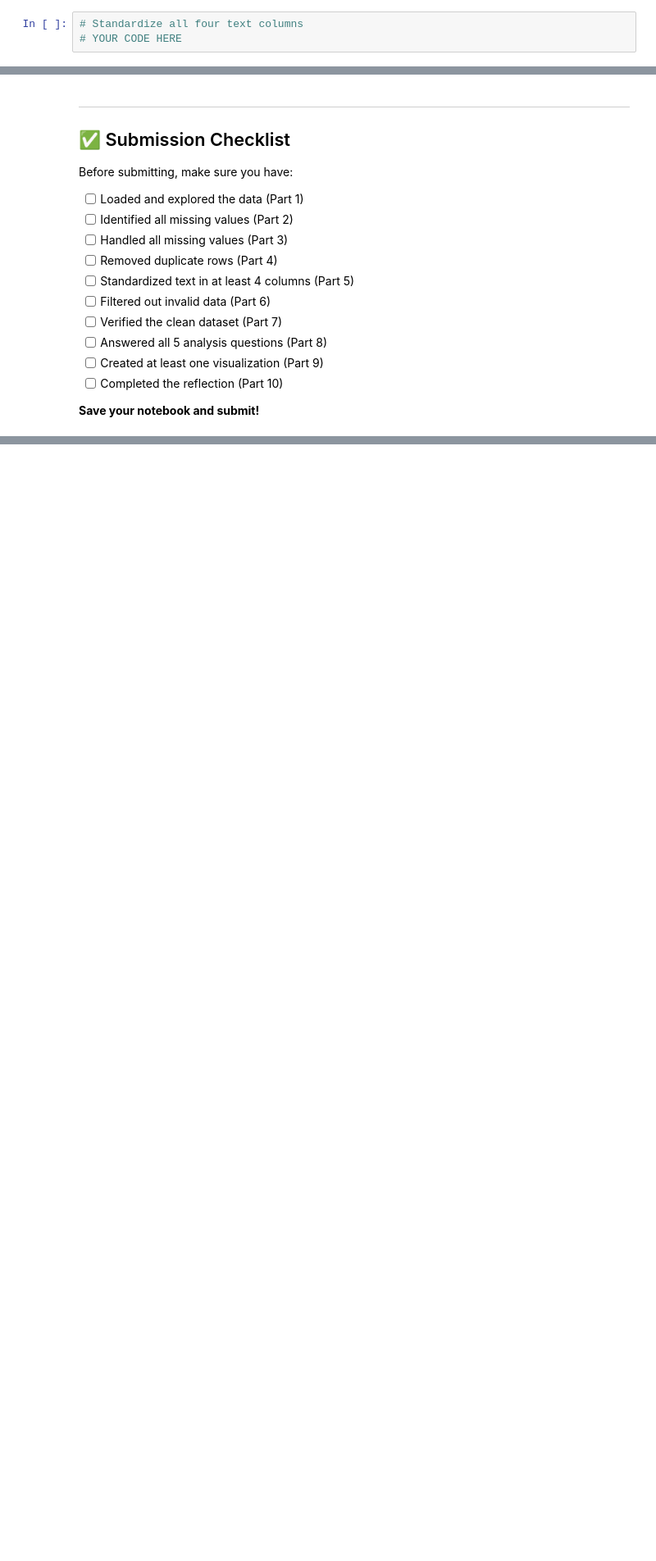
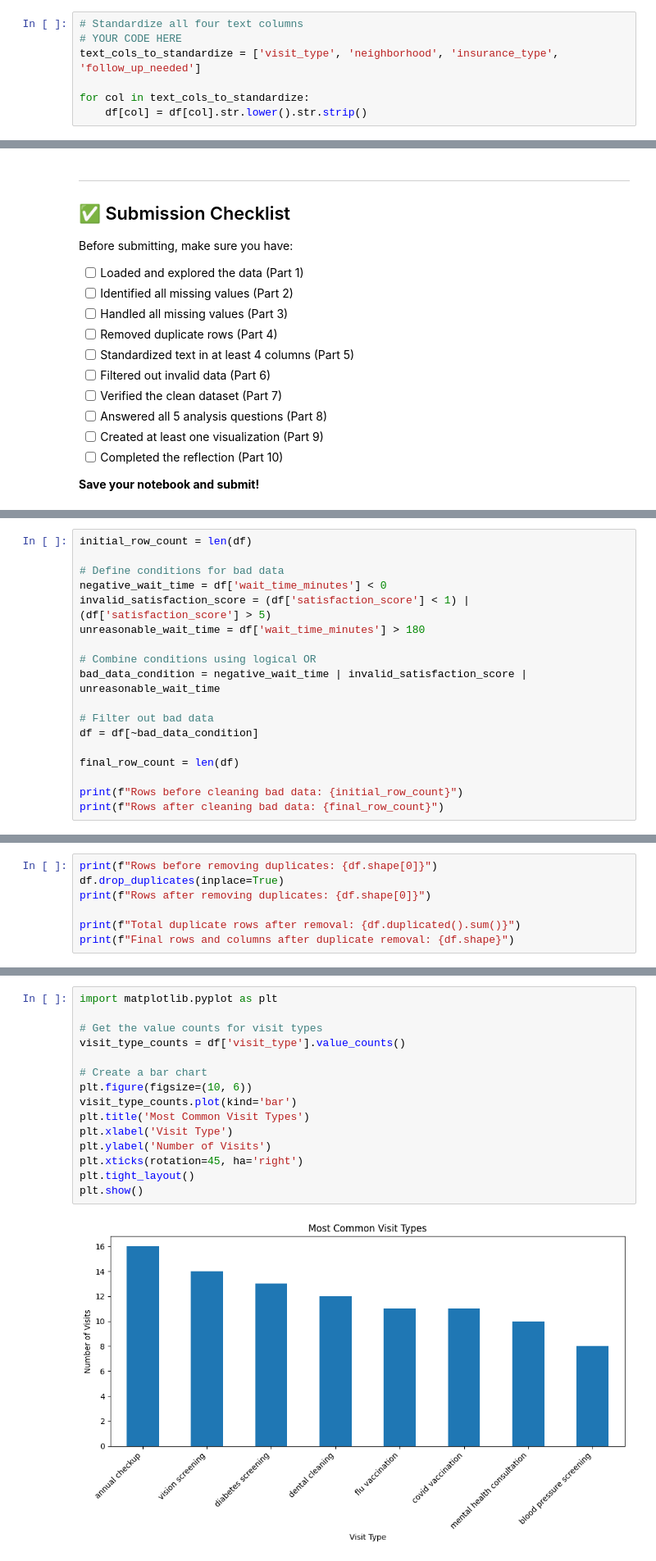
Before and after one commit to Rp2451/practice-projects, a Jupyter notebook: 04-Data-Wrangling/Non-Guided-Project/NG04_Public_Health_Data_Prep.ipynb, the cells around one changed output, grey strips where cells are left out. Shown at 82% size. Saved outputs shown, nothing was run; the diff lists cells and outputs as text; blank space fills up the shorter version.

```diff
--- a/04-Data-Wrangling/Non-Guided-Project/NG04_Public_Health_Data_Prep.ipynb
+++ b/04-Data-Wrangling/Non-Guided-Project/NG04_Public_Health_Data_Prep.ipynb
@@ -224,6 +314,10 @@ Count: 15 unique values
 # %%
 # Standardize all four text columns
 # YOUR CODE HERE
+text_cols_to_standardize = ['visit_type', 'neighborhood', 'insurance_type', 'follow_up_needed']
+
+for col in text_cols_to_standardize:
+    df[col] = df[col].str.lower().str.strip()
 # %%
 # Check unique values AFTER cleaning
 print("visit_type values:")
@@ -370,0 +582,18 @@ Before submitting, make sure you have:
+# %%
+initial_row_count = len(df)
+
+# Define conditions for bad data
+negative_wait_time = df['wait_time_minutes'] < 0
+invalid_satisfaction_score = (df['satisfaction_score'] < 1) | (df['satisfaction_score'] > 5)
+unreasonable_wait_time = df['wait_time_minutes'] > 180
+
+# Combine conditions using logical OR
+bad_data_condition = negative_wait_time | invalid_satisfaction_score | unreasonable_wait_time
+
+# Filter out bad data
+df = df[~bad_data_condition]
+
+final_row_count = len(df)
+
+print(f"Rows before cleaning bad data: {initial_row_count}")
+print(f"Rows after cleaning bad data: {final_row_count}")
@@ -370,0 +626,7 @@ Before submitting, make sure you have:
+# %%
+print(f"Rows before removing duplicates: {df.shape[0]}")
+df.drop_duplicates(inplace=True)
+print(f"Rows after removing duplicates: {df.shape[0]}")
+
+print(f"Total duplicate rows after removal: {df.duplicated().sum()}")
+print(f"Final rows and columns after duplicate removal: {df.shape}")
@@ -370,0 +742,17 @@ Before submitting, make sure you have:
+# %%
+import matplotlib.pyplot as plt
+
+# Get the value counts for visit types
+visit_type_counts = df['visit_type'].value_counts()
+
+# Create a bar chart
+plt.figure(figsize=(10, 6))
+visit_type_counts.plot(kind='bar')
+plt.title('Most Common Visit Types')
+plt.xlabel('Visit Type')
+plt.ylabel('Number of Visits')
+plt.xticks(rotation=45, ha='right')
+plt.tight_layout()
+plt.show()
+# %% [output]
+[figure, added]
```
Also changed, not shown: parts of 49 cells of this notebook.
